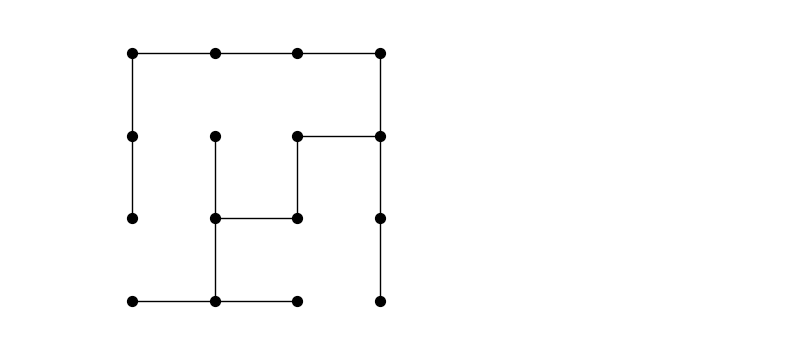
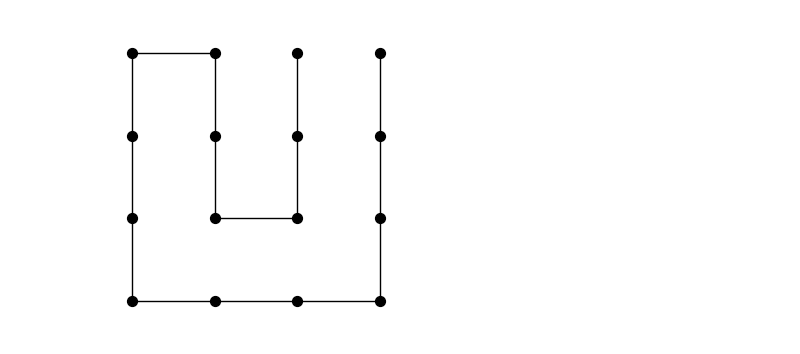
Before and after one commit to Drachier/PyTreeNet, a Jupyter notebook: Profiling.ipynb, the cells around one changed output. Saved outputs shown, nothing was run; the diff lists cells and outputs as text; code cells hidden in the pictures.

```diff
--- a/Profiling.ipynb
+++ b/Profiling.ipynb
@@ -158,6 +134,23 @@ pr.disable()
 # %%
+import pickle
+import pandas as pd
+from tabulate import tabulate
+
+# Load the Pickle file
+with open('tdvp_profiling_data.pkl', 'rb') as f:
+    loaded_data = pickle.load(f)
+
+# Extract profiling data (not profiling details)
+profiling_data = loaded_data['profiling_data']
+
+# Extract profiling data (not profiling details)
+profiling_data = loaded_data['profiling_data']
+unique_cache_calls = set(entry['update_tree_cache_calls'] for entry in profiling_data)
+unique_cache_calls = sorted(unique_cache_calls)
+print("Available cache_calls_ncalls values:", unique_cache_calls)
+
 # Compute scores
-scored_data = ptn.compute_scores(profiling_data, alpha=1, beta=1, gamma=1)
+scored_data = ptn.compute_scores(profiling_data, 42, alpha=1, gamma=1)
 
 # Convert to DataFrame for display
 scored_df = pd.DataFrame(scored_data)
@@ -173,9 +184,16 @@ print(tabulate(scored_df, headers='keys', tablefmt='pretty'))
-# %%
-config_id = 'Config 49'
-ttn = profiling_details[config_id]['Spanning_tree']
-ptn.Visualize_tree(profiling_details[config_id]['tree_dict'],6)
-# %% [output]
-[figure, removed]
+# %%
+# Load the Pickle file
+with open('tdvp_profiling_data.pkl', 'rb') as f:
+    profiling_data = pickle.load(f)
+
+# Extract profiling details from the loaded data
+profiling_details = profiling_data['profiling_details']
+
+config_id = 'Config 82'
+ttn = profiling_details[config_id]['Spanning_tree']
+ptn.Visualize_tree(profiling_details[config_id]['tree_dict'],6)
+# %% [output]
+[figure, added]
 # %%
 import matplotlib.pyplot as plt
 import pandas as pd
```
Also changed, not shown: parts of 7 cells of this notebook, 3 other files.
